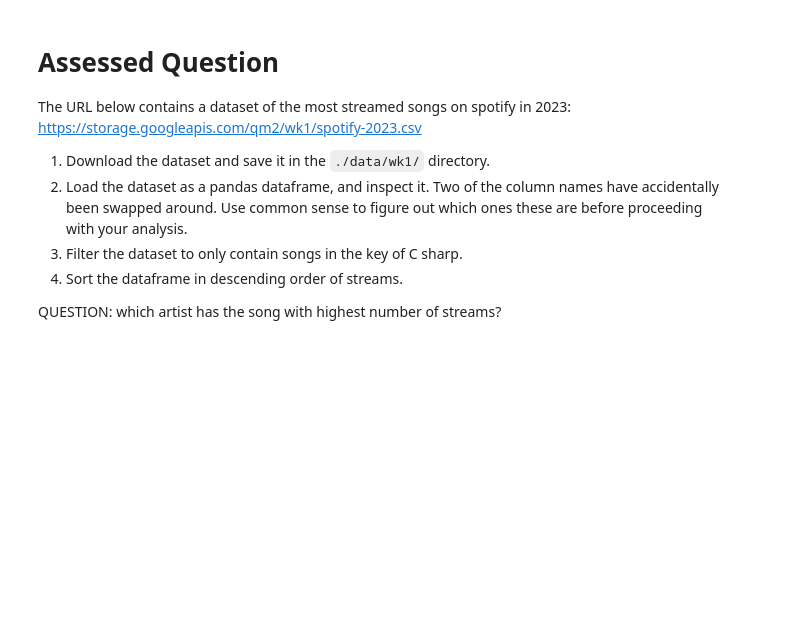
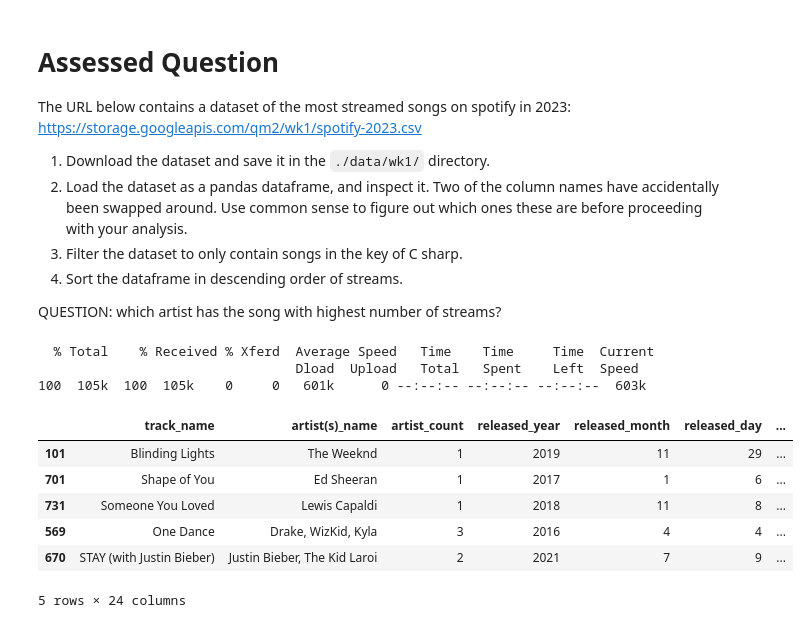
Before and after one commit to adaozdmr/QM2, a Jupyter notebook: notebooks/W01. Python Recap.ipynb, the cells around one changed output. Cells and saved outputs as stored; diff of their text form; code cells hidden in the pictures; blank space fills up the shorter version.

```diff
--- a/notebooks/W01. Python Recap.ipynb
+++ b/notebooks/W01. Python Recap.ipynb
@@ -252,3 +257,27 @@ https://storage.googleapis.com/qm2/wk1/spotify-2023.csv
 4. Sort the dataframe in descending order of streams.
 
 QUESTION: which artist has the song with highest number of streams?
+# %%
+!curl https://storage.googleapis.com/qm2/wk1/spotify-2023.csv -o ./data/wk1/spotify-2023.csv
+spdata = pandas.read_csv('./data/wk1/spotify-2023.csv')
+spdata.head()
+
+spdata = spdata.rename(columns={'streams': 'temp', 'bpm': 'streams'})
+spdata = spdata.rename(columns={'temp': 'bpm'})
+spdata.head()
+
+csharp = spdata[spdata['key'] == 'C#']
+finaldata = csharp.sort_values(by='streams', ascending=False)
+
+finaldata.head()
+# %% [output]
+  % Total    % Received % Xferd  Average Speed   Time    Time     Time  Current
+                                 Dload  Upload   Total   Spent    Left  Speed
+100  105k  100  105k    0     0   601k      0 --:--:-- --:--:-- --:--:--  603k
+|  | track_name | artist(s)_name | artist_count | released_year | released_month | released_day | ... |
+| 101 | Blinding Lights | The Weeknd | 1 | 2019 | 11 | 29 | ... |
+| 701 | Shape of You | Ed Sheeran | 1 | 2017 | 1 | 6 | ... |
+| 731 | Someone You Loved | Lewis Capaldi | 1 | 2018 | 11 | 8 | ... |
+| 569 | One Dance | Drake, WizKid, Kyla | 3 | 2016 | 4 | 4 | ... |
+| 670 | STAY (with Justin Bieber) | Justin Bieber, The Kid Laroi | 2 | 2021 | 7 | 9 | ... |
+5 rows × 24 columns
```
Also changed, not shown: parts of 6 cells of this notebook, 6 other files.
